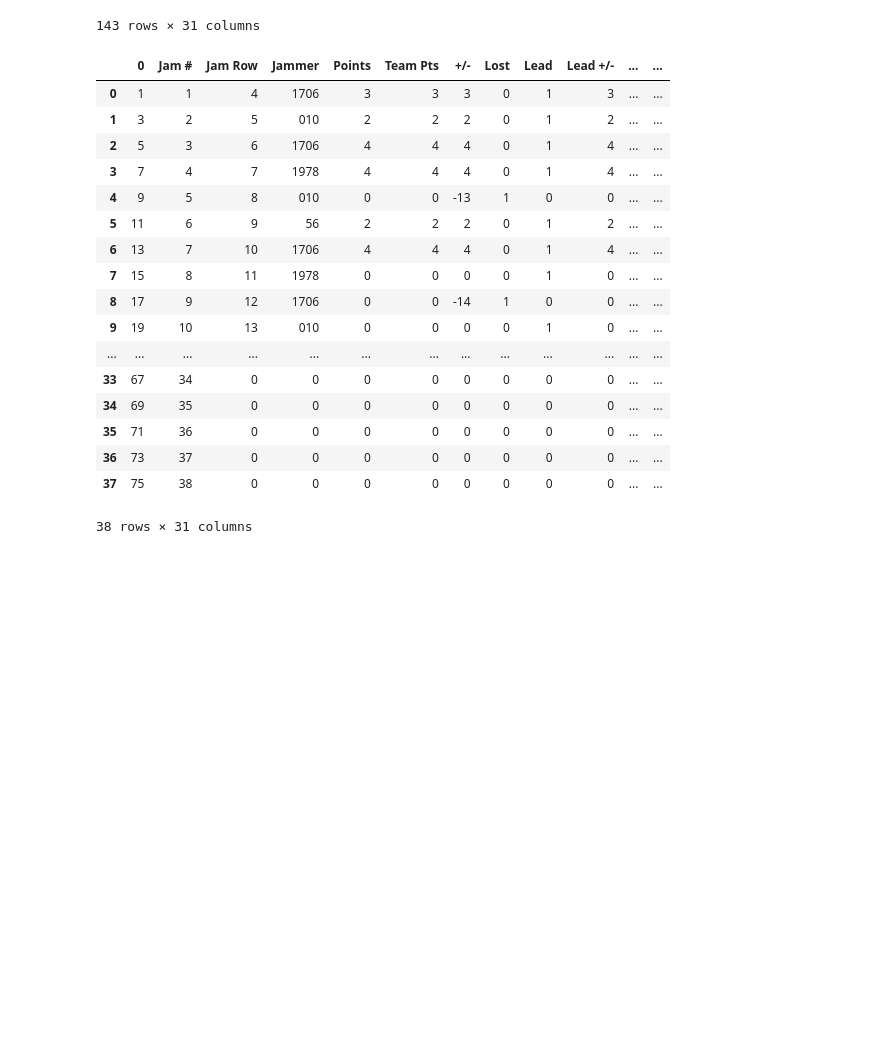
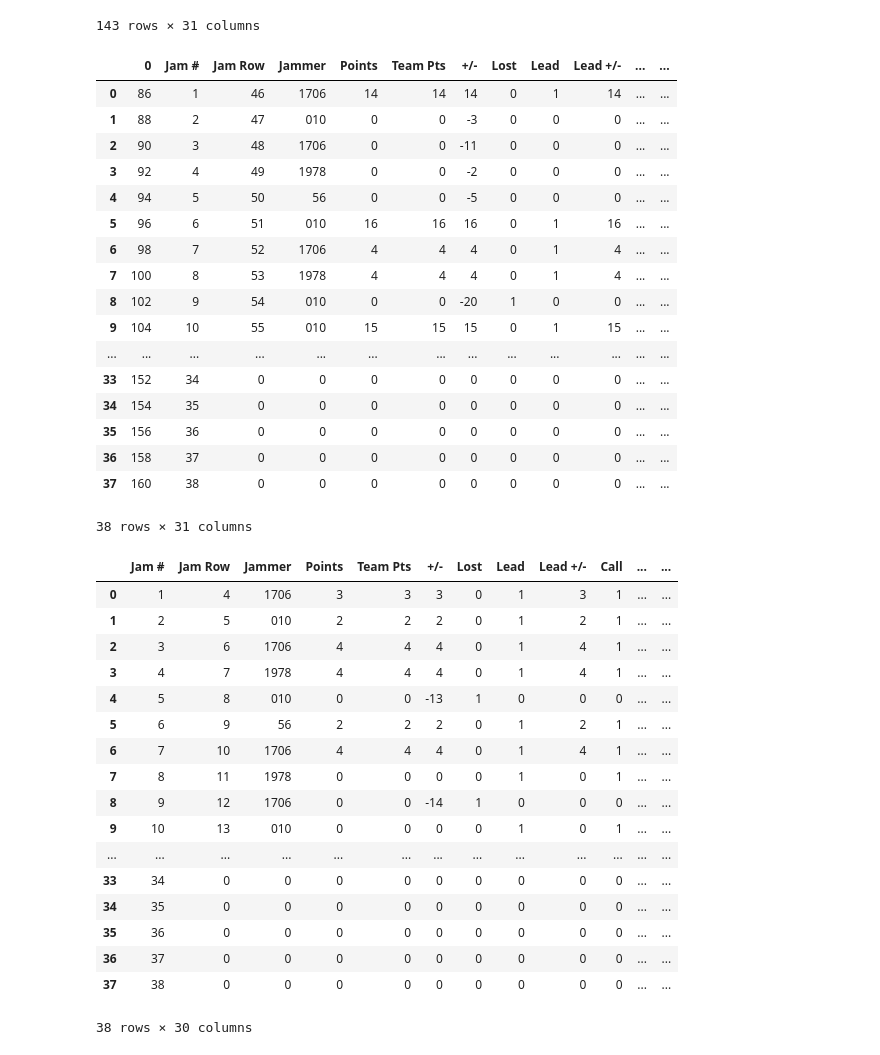
Before and after one commit to Jen-Dean/GGRD_DataBase, a Jupyter notebook: clean_sk.ipynb, the cells around one changed output. Drawn from its saved outputs; the diff is of its cells as text; code cells hidden in the pictures; blank space fills up the shorter version.

Commit message:
updated the clean_Sk file
removed one old index column

```diff
--- a/clean_sk.ipynb
+++ b/clean_sk.ipynb
@@ -60,27 +60,47 @@ period_two_stats_df = period_two_stats_df.reset_index(drop=True)
 period_one_stats_df = period_one_stats_df.reset_index(drop=True)
 # %%
 #Fill NaN with Zeros
-
 period_one_stats_df = period_one_stats_df.fillna("0")
 period_two_stats_df = period_two_stats_df.fillna("0")
-period_one_stats_df
-period_two_stats_df
 # %% [output]
 |  | 0 | Jam # | Jam Row | Jammer | Points | Team Pts | +/- | Lost | Lead | Lead +/- | ... | ... |
-| 0 | 1 | 1 | 4 | 1706 | 3 | 3 | 3 | 0 | 1 | 3 | ... | ... |
-| 1 | 3 | 2 | 5 | 010 | 2 | 2 | 2 | 0 | 1 | 2 | ... | ... |
-| 2 | 5 | 3 | 6 | 1706 | 4 | 4 | 4 | 0 | 1 | 4 | ... | ... |
-| 3 | 7 | 4 | 7 | 1978 | 4 | 4 | 4 | 0 | 1 | 4 | ... | ... |
-| 4 | 9 | 5 | 8 | 010 | 0 | 0 | -13 | 1 | 0 | 0 | ... | ... |
-| 5 | 11 | 6 | 9 | 56 | 2 | 2 | 2 | 0 | 1 | 2 | ... | ... |
-| 6 | 13 | 7 | 10 | 1706 | 4 | 4 | 4 | 0 | 1 | 4 | ... | ... |
-| 7 | 15 | 8 | 11 | 1978 | 0 | 0 | 0 | 0 | 1 | 0 | ... | ... |
-| 8 | 17 | 9 | 12 | 1706 | 0 | 0 | -14 | 1 | 0 | 0 | ... | ... |
-| 9 | 19 | 10 | 13 | 010 | 0 | 0 | 0 | 0 | 1 | 0 | ... | ... |
+| 0 | 86 | 1 | 46 | 1706 | 14 | 14 | 14 | 0 | 1 | 14 | ... | ... |
+| 1 | 88 | 2 | 47 | 010 | 0 | 0 | -3 | 0 | 0 | 0 | ... | ... |
+| 2 | 90 | 3 | 48 | 1706 | 0 | 0 | -11 | 0 | 0 | 0 | ... | ... |
+| 3 | 92 | 4 | 49 | 1978 | 0 | 0 | -2 | 0 | 0 | 0 | ... | ... |
+| 4 | 94 | 5 | 50 | 56 | 0 | 0 | -5 | 0 | 0 | 0 | ... | ... |
+| 5 | 96 | 6 | 51 | 010 | 16 | 16 | 16 | 0 | 1 | 16 | ... | ... |
+| 6 | 98 | 7 | 52 | 1706 | 4 | 4 | 4 | 0 | 1 | 4 | ... | ... |
+| 7 | 100 | 8 | 53 | 1978 | 4 | 4 | 4 | 0 | 1 | 4 | ... | ... |
+| 8 | 102 | 9 | 54 | 010 | 0 | 0 | -20 | 1 | 0 | 0 | ... | ... |
+| 9 | 104 | 10 | 55 | 010 | 15 | 15 | 15 | 0 | 1 | 15 | ... | ... |
 | ... | ... | ... | ... | ... | ... | ... | ... | ... | ... | ... | ... | ... |
-| 33 | 67 | 34 | 0 | 0 | 0 | 0 | 0 | 0 | 0 | 0 | ... | ... |
-| 34 | 69 | 35 | 0 | 0 | 0 | 0 | 0 | 0 | 0 | 0 | ... | ... |
-| 35 | 71 | 36 | 0 | 0 | 0 | 0 | 0 | 0 | 0 | 0 | ... | ... |
-| 36 | 73 | 37 | 0 | 0 | 0 | 0 | 0 | 0 | 0 | 0 | ... | ... |
-| 37 | 75 | 38 | 0 | 0 | 0 | 0 | 0 | 0 | 0 | 0 | ... | ... |
+| 33 | 152 | 34 | 0 | 0 | 0 | 0 | 0 | 0 | 0 | 0 | ... | ... |
+| 34 | 154 | 35 | 0 | 0 | 0 | 0 | 0 | 0 | 0 | 0 | ... | ... |
+| 35 | 156 | 36 | 0 | 0 | 0 | 0 | 0 | 0 | 0 | 0 | ... | ... |
+| 36 | 158 | 37 | 0 | 0 | 0 | 0 | 0 | 0 | 0 | 0 | ... | ... |
+| 37 | 160 | 38 | 0 | 0 | 0 | 0 | 0 | 0 | 0 | 0 | ... | ... |
 38 rows × 31 columns
+# %%
+#Drop original Index Column
+period_two_stats_df = period_two_stats_df.drop([0], axis = 1)
+period_one_stats_df = period_one_stats_df.drop([0], axis = 1)
+# %% [output]
+|  | Jam # | Jam Row | Jammer | Points | Team Pts | +/- | Lost | Lead | Lead +/- | Call | ... | ... |
+| 0 | 1 | 4 | 1706 | 3 | 3 | 3 | 0 | 1 | 3 | 1 | ... | ... |
+| 1 | 2 | 5 | 010 | 2 | 2 | 2 | 0 | 1 | 2 | 1 | ... | ... |
+| 2 | 3 | 6 | 1706 | 4 | 4 | 4 | 0 | 1 | 4 | 1 | ... | ... |
+| 3 | 4 | 7 | 1978 | 4 | 4 | 4 | 0 | 1 | 4 | 1 | ... | ... |
+| 4 | 5 | 8 | 010 | 0 | 0 | -13 | 1 | 0 | 0 | 0 | ... | ... |
+| 5 | 6 | 9 | 56 | 2 | 2 | 2 | 0 | 1 | 2 | 1 | ... | ... |
+| 6 | 7 | 10 | 1706 | 4 | 4 | 4 | 0 | 1 | 4 | 1 | ... | ... |
+| 7 | 8 | 11 | 1978 | 0 | 0 | 0 | 0 | 1 | 0 | 1 | ... | ... |
+| 8 | 9 | 12 | 1706 | 0 | 0 | -14 | 1 | 0 | 0 | 0 | ... | ... |
+| 9 | 10 | 13 | 010 | 0 | 0 | 0 | 0 | 1 | 0 | 1 | ... | ... |
+| ... | ... | ... | ... | ... | ... | ... | ... | ... | ... | ... | ... | ... |
+| 33 | 34 | 0 | 0 | 0 | 0 | 0 | 0 | 0 | 0 | 0 | ... | ... |
+| 34 | 35 | 0 | 0 | 0 | 0 | 0 | 0 | 0 | 0 | 0 | ... | ... |
+| 35 | 36 | 0 | 0 | 0 | 0 | 0 | 0 | 0 | 0 | 0 | ... | ... |
+| 36 | 37 | 0 | 0 | 0 | 0 | 0 | 0 | 0 | 0 | 0 | ... | ... |
+| 37 | 38 | 0 | 0 | 0 | 0 | 0 | 0 | 0 | 0 | 0 | ... | ... |
+38 rows × 30 columns
```
Also changed, not shown: parts of 1 cell of this notebook, 1 other file.
